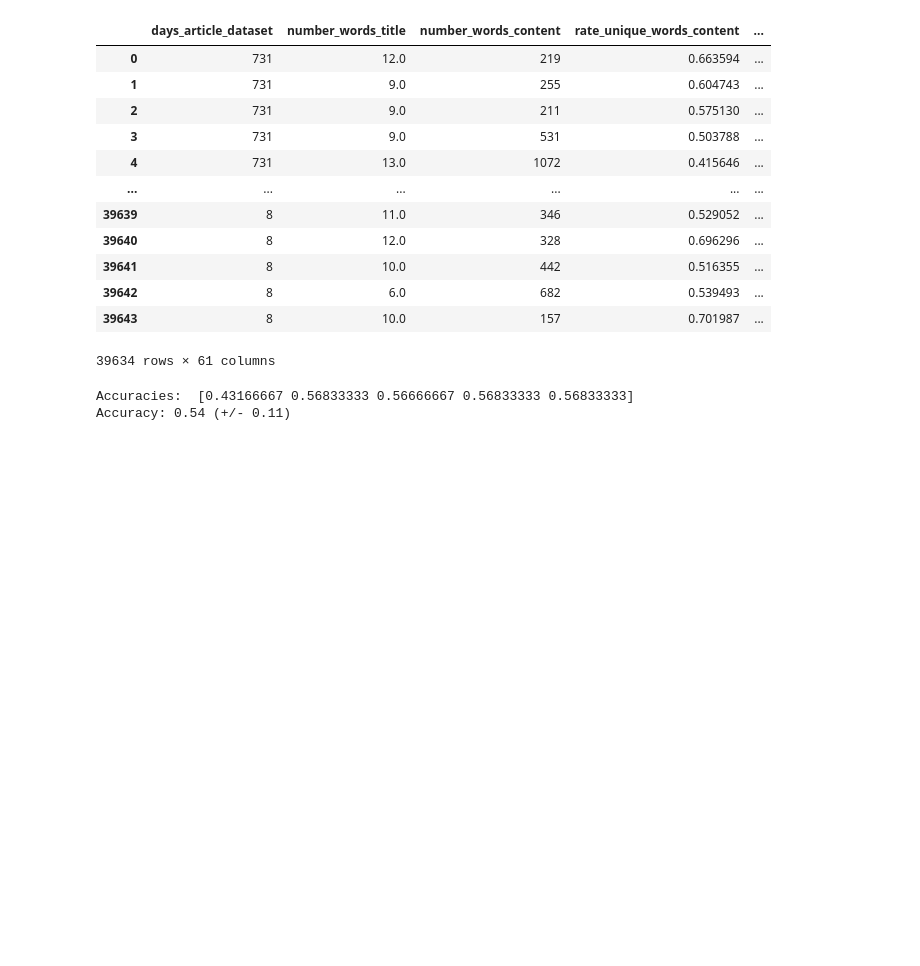
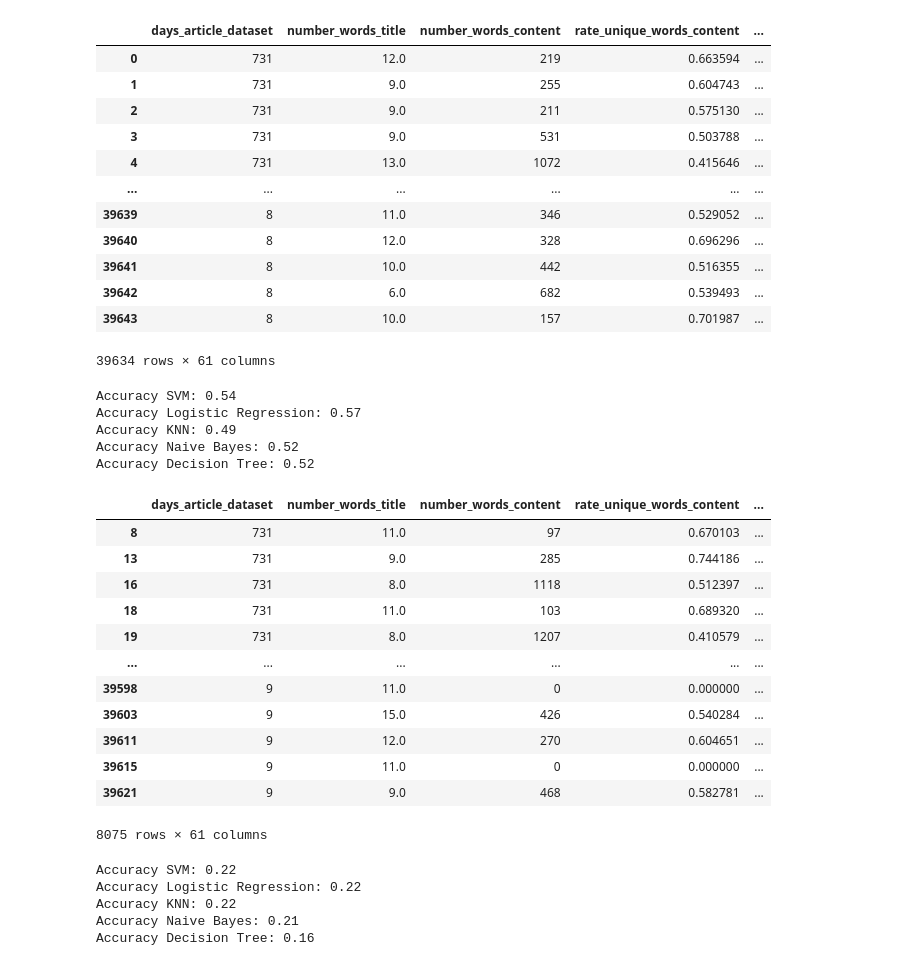
Before and after one commit to proohit/trends-in-ds-team1, a Jupyter notebook: population_basemodel.ipynb, the cells around one changed output. Cells and saved outputs as stored; diff of their text form; code cells hidden in the pictures; blank space fills up the shorter version.

```diff
--- a/population_basemodel.ipynb
+++ b/population_basemodel.ipynb
@@ -65,10 +58,0 @@ def accuracy_score(classifier, x, y):
-# %%
-from sklearn.svm import SVC
-
-
-svcClf = SVC()
-
-accuracy_score(svcClf, x, y)
-# %% [output]
-Accuracies:  [0.43166667 0.56833333 0.56666667 0.56833333 0.56833333]
-Accuracy: 0.54 (+/- 0.11)
@@ -74,0 +89,32 @@ Accuracy: 0.54 (+/- 0.11)
+# %%
+calculate_scores(x, y)
+# %% [output]
+Accuracy SVM: 0.54
+Accuracy Logistic Regression: 0.57
+Accuracy KNN: 0.49
+Accuracy Naive Bayes: 0.52
+Accuracy Decision Tree: 0.52
+# %%
+from sklearn.preprocessing import KBinsDiscretizer
+import pandas as pd
+
+est = KBinsDiscretizer(n_bins=5, encode='ordinal')
+Xt = est.fit_transform(popularity_data[[' shares']])
+
+newDf = popularity_data.copy(deep=True)
+newDf[' shares'] = Xt
+display(newDf[newDf[' shares'] >= 4])
+# %% [output]
+|  | days_article_dataset | number_words_title | number_words_content | rate_unique_words_content | ... |
+| 8 | 731 | 11.0 | 97 | 0.670103 | ... |
+| 13 | 731 | 9.0 | 285 | 0.744186 | ... |
+| 16 | 731 | 8.0 | 1118 | 0.512397 | ... |
+| 18 | 731 | 11.0 | 103 | 0.689320 | ... |
+| 19 | 731 | 8.0 | 1207 | 0.410579 | ... |
+| ... | ... | ... | ... | ... | ... |
+| 39598 | 9 | 11.0 | 0 | 0.000000 | ... |
+| 39603 | 9 | 15.0 | 426 | 0.540284 | ... |
+| 39611 | 9 | 12.0 | 270 | 0.604651 | ... |
+| 39615 | 9 | 11.0 | 0 | 0.000000 | ... |
+| 39621 | 9 | 9.0 | 468 | 0.582781 | ... |
+8075 rows × 61 columns
@@ -74,0 +126,8 @@ Accuracy: 0.54 (+/- 0.11)
+# %%
+calculate_scores(x_cat, y_cat)
+# %% [output]
+Accuracy SVM: 0.22
+Accuracy Logistic Regression: 0.22
+Accuracy KNN: 0.22
+Accuracy Naive Bayes: 0.21
+Accuracy Decision Tree: 0.16
```
Also changed, not shown: parts of 3 cells of this notebook.
